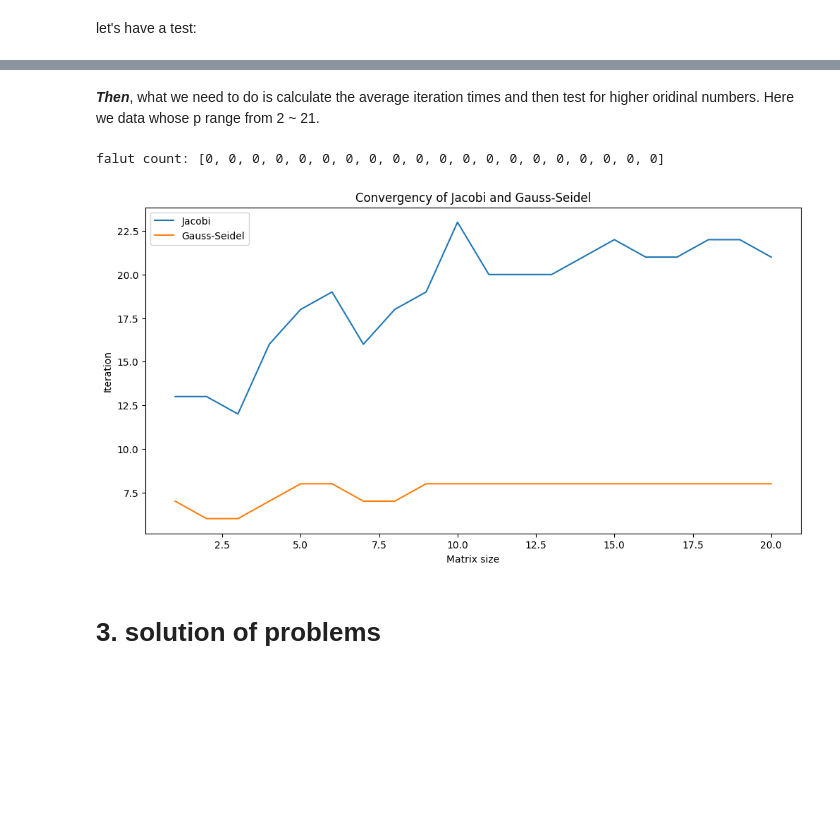
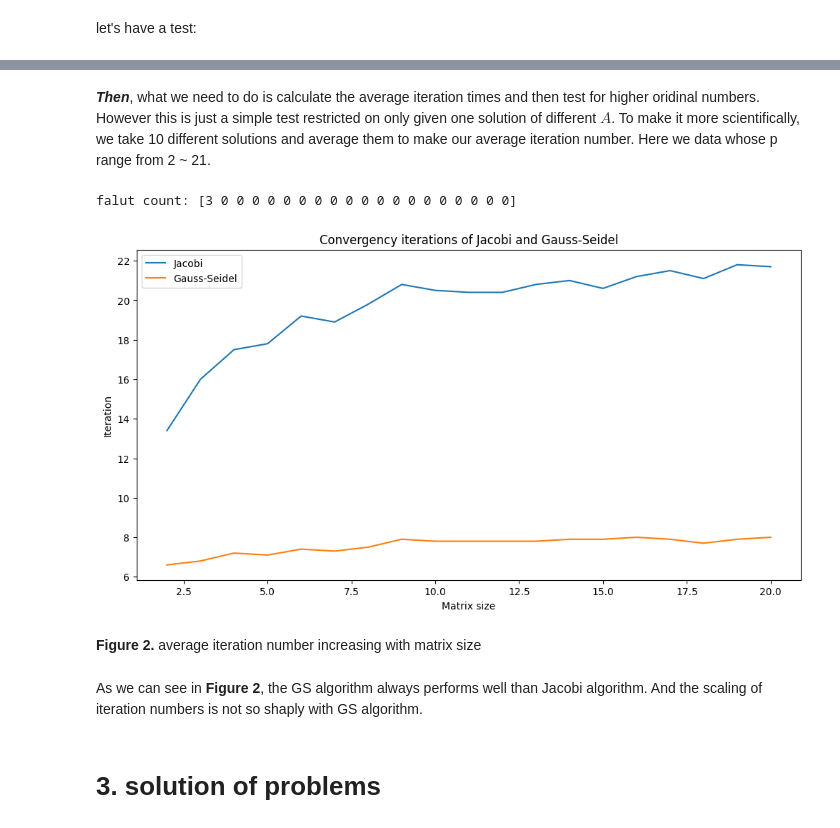
Before and after one commit to HugoPhi/NCOTLabs, a Jupyter notebook: Lab1/linear_equations_system.ipynb, the cells around one changed output, grey strips where cells are left out. Cells and saved outputs as stored; diff of their text form; code cells hidden in the pictures; blank space fills up the shorter version.

```diff
--- a/Lab1/linear_equations_system.ipynb
+++ b/Lab1/linear_equations_system.ipynb
@@ -296,43 +297,60 @@ print(ll2)
 # %% [markdown]
-***Then***, what we need to do is calculate the average iteration times and then test for higher oridinal numbers. Here we data whose p range from 2 ~ 21.
+***Then***, what we need to do is calculate the average iteration times and then test for higher oridinal numbers. However this is just a simple test restricted on only given one solution of different $A$. To make it more scientifically, we take 10 different solutions and average them to make our average iteration number. Here we data whose p range from 2 ~ 21.
 # %%
 iter_times_jacobi = []
 iter_times_gauss_seidel = []
 falut_count = []
 
-for i in range(2, 22):
-    sol = np.random.rand(i)
-    # print(sol)
-    for _ in range(1000):
-        A, b = generate_solvable_linear_systems(sol, p=i)  # generate random linear systems
-        fcnt = 0  # falut count
-        l2 = []  # jacobi iteration number for each matrix
-        l3 = []  # gauss seidel iteration number for each matrix
-        s2, ll2 = jacobi(A, b)
-        s3, ll3 = gauss_seidel(A, b)
-        if np.mean(s2 - sol) < 1e-5 and np.mean(s3 - sol) < 1e-5:  # converge
-            l2.append(len(ll2))
-            l3.append(len(ll3))
-        else:
-            fcnt += 1  # not converge under the given tolerance, 1e-5 here
+for _ in range(10):
+    al2 = []
+    al3 = []
+    afcnt = []
 
-    iter_times_jacobi.append(np.mean(l2))
-    iter_times_gauss_seidel.append(np.mean(l3))
-    falut_count.append(fcnt)
+    for i in range(2, 22):
+        sol = np.random.rand(i)
+        # print(sol)
+        for _ in range(100):
+            A, b = generate_solvable_linear_systems(sol, p=i)  # generate random linear systems
+            fcnt = 0  # falut count
+            l2 = []  # jacobi iteration number for each matrix
+            l3 = []  # gauss seidel iteration number for each matrix
+            s2, ll2 = jacobi(A, b)
+            s3, ll3 = gauss_seidel(A, b)
+            if np.mean(s2 - sol) < 1e-6 and np.mean(s3 - sol) < 1e-6:  # converge
+                l2.append(len(ll2))
+                l3.append(len(ll3))
+            else:
+                fcnt += 1  # not converge under the given tolerance, 1e-6 here
+
+        al2.append(np.mean(l2))
+        al3.append(np.mean(l3))
+        afcnt.append(fcnt)
+
+    iter_times_jacobi.append(al2)
+    iter_times_gauss_seidel.append(al3)
+    falut_count.append(afcnt)
+
+iter_times_gauss_seidel = np.mean(np.array(iter_times_gauss_seidel), axis=0)
+iter_times_jacobi = np.mean(np.array(iter_times_jacobi), axis=0)
+falut_count = np.sum(np.array(falut_count), axis=0)
 
 
 print(f"falut count: {falut_count}")
 plt.figure(figsize=(12, 6))
 plt.plot(np.arange(1, len(iter_times_jacobi) + 1), np.array(iter_times_jacobi), label="Jacobi")
 plt.plot(np.arange(1, len(iter_times_gauss_seidel) + 1), np.array(iter_times_gauss_seidel), label="Gauss-Seidel")
 plt.ylabel("Iteration")
 plt.xlabel("Matrix size")
-plt.title("Convergency of Jacobi and Gauss-Seidel")
+plt.title("Convergency iterations of Jacobi and Gauss-Seidel")
 plt.legend()
 plt.show()
 # %% [output]
-falut count: [0, 0, 0, 0, 0, 0, 0, 0, 0, 0, 0, 0, 0, 0, 0, 0, 0, 0, 0, 0]
+falut count: [3 0 0 0 0 0 0 0 0 0 0 0 0 0 0 0 0 0 0 0]
-[figure, old version]
+[figure, new version]
+# %% [markdown]
+**Figure 2.** average iteration number increasing with matrix size
+# %% [markdown]
+As we can see in **Figure 2**, the GS algorithm always performs well than Jacobi algorithm. And the scaling of iteration numbers is not so shaply with GS algorithm.
 # %% [markdown]
 # 3. solution of problems
 # %% [markdown]
```
Also changed, not shown: parts of 10 cells of this notebook, 2 other files.
